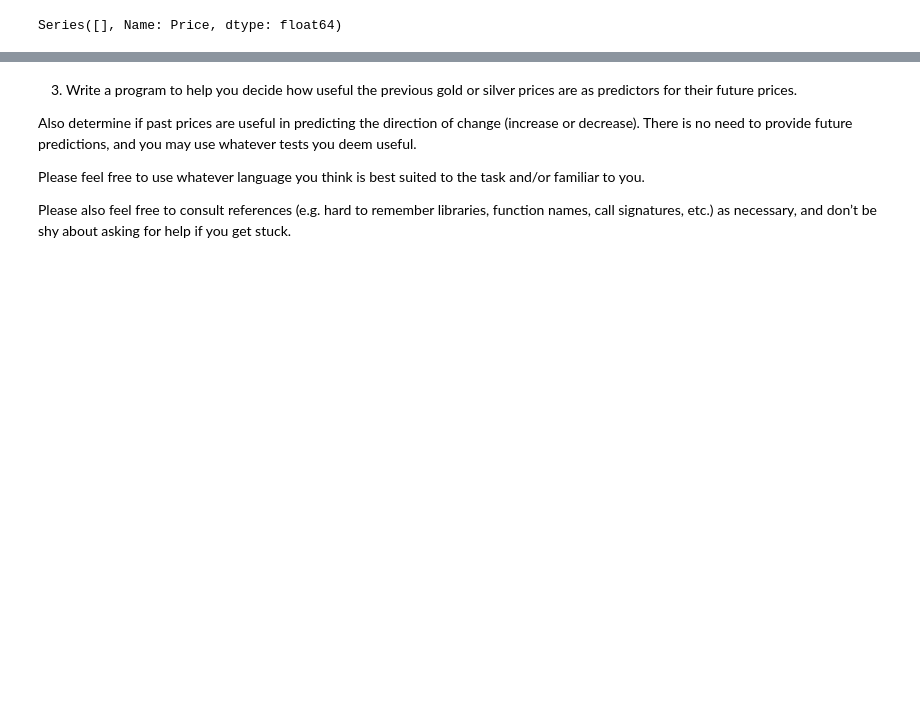
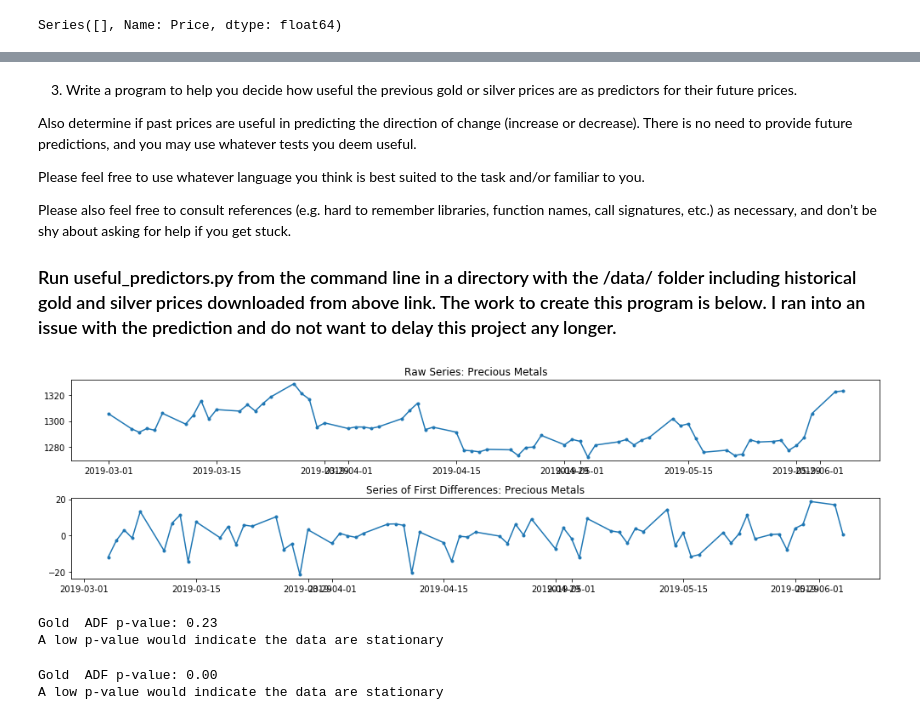
Before and after one commit to pablokimon/Silver-and-Gold, a Jupyter notebook: SilverAndGold.ipynb, the cells around one changed output, grey strips where cells are left out. Cells and saved outputs as stored; diff of their text form; code cells hidden in the pictures; blank space fills up the shorter version.

```diff
--- a/SilverAndGold.ipynb
+++ b/SilverAndGold.ipynb
@@ -145,14 +193,21 @@ def load_precious_metals_data(start_date,end_date,name):
     file_name = './data/{}'.format(''.join([ name, ' Futures Historical Data.csv']))
     print (file_name)
     df = pd.read_csv(file_name,sep=',', thousands=',')
-    df.sort_values(date,inplace=True)
-    df = df.set_index(pd.to_datetime(df[date]))
-    del df[date]
-    return pd.Series(df[price], df.index).loc[start_date:end_date]
+    #df.sort_values(date,inplace=True)
+    print(df)
+    df = df.set_index(pd.to_datetime(df[date]),drop=True)
+    df=df.sort_index()
+    df=df.loc[start_date:end_date]
+
+    #del df[date]
+    print (df.describe())
+    return pd.Series(df[price], df.index)
 # %%
+name = 'gold'
 commodity = 'Gold'
 start_date = '2019-03-01'
-end_date = '2019-06-11'
+end_date = '2019-06-04'
 metal = load_precious_metals_data(start_date,end_date,commodity)
+metal
 # %% [output]
 ./data/Gold Futures Historical Data.csv
@@ -271,3 +370,5 @@ Also determine if past prices are useful in predicting the direction of change (
 Please feel free to use whatever language you think is best suited to the task and/or familiar to you.
 
 Please also feel free to consult references (e.g. hard to remember libraries, function names, call signatures, etc.) as necessary, and don’t be shy about asking for help if you get stuck.
+
+### Run useful_predictors.py from the command line in a directory with the /data/ folder including historical gold and silver prices downloaded from above link. The work to create this program is below. I ran into an issue with the prediction and do not want to delay this project any longer.
@@ -273,0 +401,18 @@ Please also feel free to consult references (e.g. hard to remember libraries, fu
+# %%
+def plot_series_and_difference(axs, series, title):
+    diff = series.diff()
+    axs[0].plot(series.index, series, marker='.')
+    axs[0].set_title("Raw Series: {}".format(title))
+    axs[1].plot(series.index, diff, marker='.')
+    axs[1].set_title("Series of First Differences: {}".format(title))
+# %%
+fig, axs = plt.subplots(2, figsize=(14, 4))
+plot_series_and_difference(axs, metal, "Precious Metals")
+plt.tight_layout()
+# %% [output]
+[figure, added]
+# %%
+ADF_test(metal,commodity)
+# %% [output]
+Gold  ADF p-value: 0.23
+A low p-value would indicate the data are stationary
@@ -273,0 +421,5 @@ Please also feel free to consult references (e.g. hard to remember libraries, fu
+# %%
+ADF_test(metal_diff,commodity)
+# %% [output]
+Gold  ADF p-value: 0.00
+A low p-value would indicate the data are stationary
```
Also changed, not shown: parts of 29 cells of this notebook, 2 other files.
